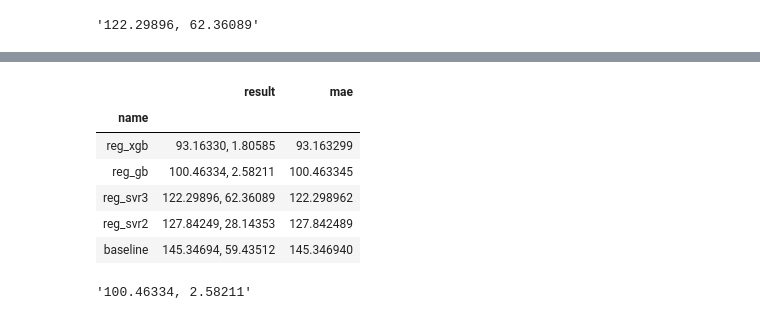
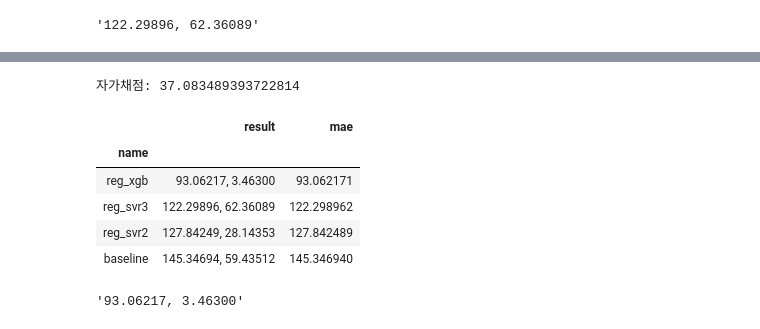
Before and after one commit to sunkusun9/DS_lv3_2507_2, a Jupyter notebook: sec_ds_lv3_prob3_kaggle.ipynb, the cells around one changed output, grey strips where cells are left out. Saved outputs shown, nothing was run; the diff lists cells and outputs as text; code cells hidden in the pictures.

```diff
--- a/sec_ds_lv3_prob3_kaggle.ipynb
+++ b/sec_ds_lv3_prob3_kaggle.ipynb
@@ -465,23 +409,37 @@ eval_model('reg_gb', reg_gb)
-# %%
-# GB: Gradient Boosting Tree 를 사용해봅니다.
-
-from sklearn.ensemble import GradientBoostingRegressor
-X_gb = "15분, 30분, 45분, 60분, Hour, DayName, AM, Weekend_yn, Holiday_yn, Avg, TotalHour, 생산량, 기온, 풍속, 습도, 강수량, 전기요금(계절), 공장인원, 인건비"
-X_gb = [i.strip() for i in X_gb.split(',')]
-ct = ColumnTransformer([
-    ('ohe', OneHotEncoder(categories='auto'), ['DayName']),
-    ('pt', 'passthrough', [i for i in X_gb if i != 'DayName'])
-])
-reg_gb = make_pipeline(ct,GradientBoostingRegressor(
-    max_leaf_nodes = 255, max_depth=None
-))
-eval_model('reg_gb', reg_gb)
-# %% [output]
-|  | result | mae |
-| name |  |  |
-| reg_xgb | 93.16330, 1.80585 | 93.163299 |
-| reg_gb | 100.46334, 2.58211 | 100.463345 |
-| reg_svr3 | 122.29896, 62.36089 | 122.298962 |
-| reg_svr2 | 127.84249, 28.14353 | 127.842489 |
-| baseline | 145.34694, 59.43512 | 145.346940 |
-'100.46334, 2.58211'
+# %%
+print(
+    "자가채점:", mean_absolute_error(s_kaggle_ans, select_model(reg_svr3))
+)
+# %% [output]
+자가채점: 37.083489393722814
+# %%
+# XGB: XGBoost
+import xgboost as xgb
+
+X_xgb = "15분, 30분, 45분, 60분, DayName, Hour, AM, Weekend_yn, Holiday_yn, Avg, TotalHour, 생산량, 기온, 풍속, 습도, 강수량, 전기요금(계절), 공장인원, 인건비"
+X_xgb = [i.strip() for i in X_xgb.split(',')]
+ct = ColumnTransformer([
+    ('ohe', OneHotEncoder(categories='auto'), ['DayName']),
+    ('pt', 'passthrough', [i for i in X_xgb if i != 'DayName'])
+])
+reg_xgb = make_pipeline(
+    ct,
+    xgb.XGBRegressor(
+        max_depth=12, # 1. 기반 모델의 적정 복잡도를 설정합니다: 최적의 max_depth
+        n_estimators = 300, # 2. 리소스(시간, 연산, ...)가 허용하는 만큼의 n_estimators를 설정합니다.
+        learning_rate=0.05, # 3. 최적의 적합 정도를 정합니다.
+        # 4. n_estimators를 늘렸을 때 효과가 없다면, 규제를 사용해볼만 합니다. 이를 통해 기반 모델 고루 역할을 할 수 있게 합니다.
+        # ※ Boosting 모델은 하이퍼 파라메터가 많습니다. 의미를 파악하셔서 조건이 된다면,
+        #   적용해보는 연습을 통해 이해도를 높이면 도움이 많이 됩니다.
+        reg_alpha = 3.0, reg_lambda = 3.0
+    )
+)
+eval_model('reg_xgb', reg_xgb)
+# %% [output]
+|  | result | mae |
+| name |  |  |
+| reg_xgb | 93.06217, 3.46300 | 93.062171 |
+| reg_svr3 | 122.29896, 62.36089 | 122.298962 |
+| reg_svr2 | 127.84249, 28.14353 | 127.842489 |
+| baseline | 145.34694, 59.43512 | 145.346940 |
+'93.06217, 3.46300'
```
Also changed, not shown: parts of 19 cells of this notebook.
